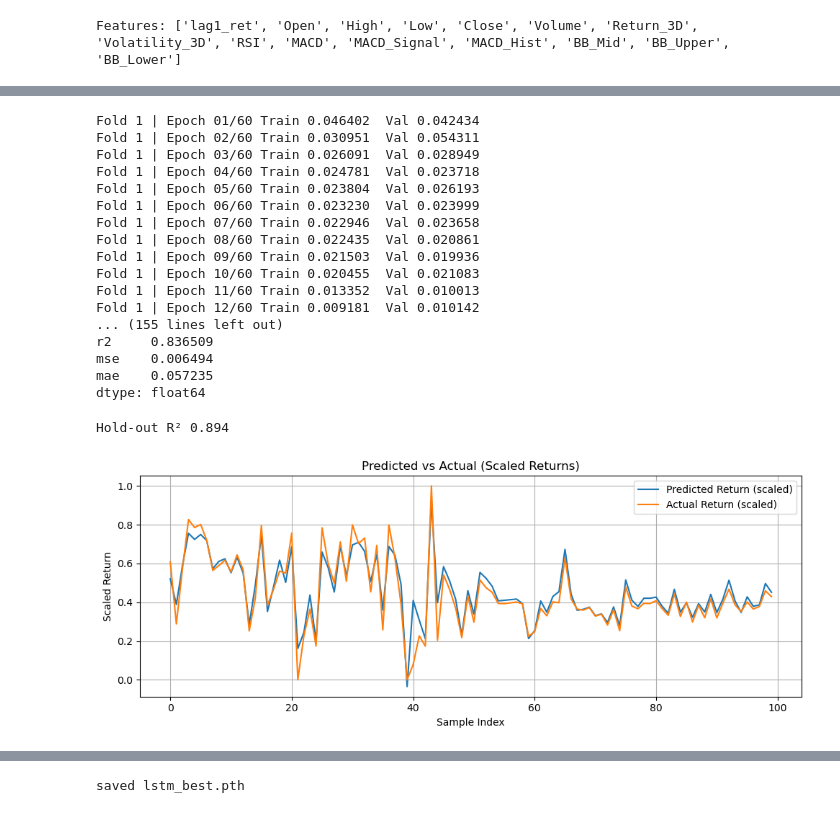
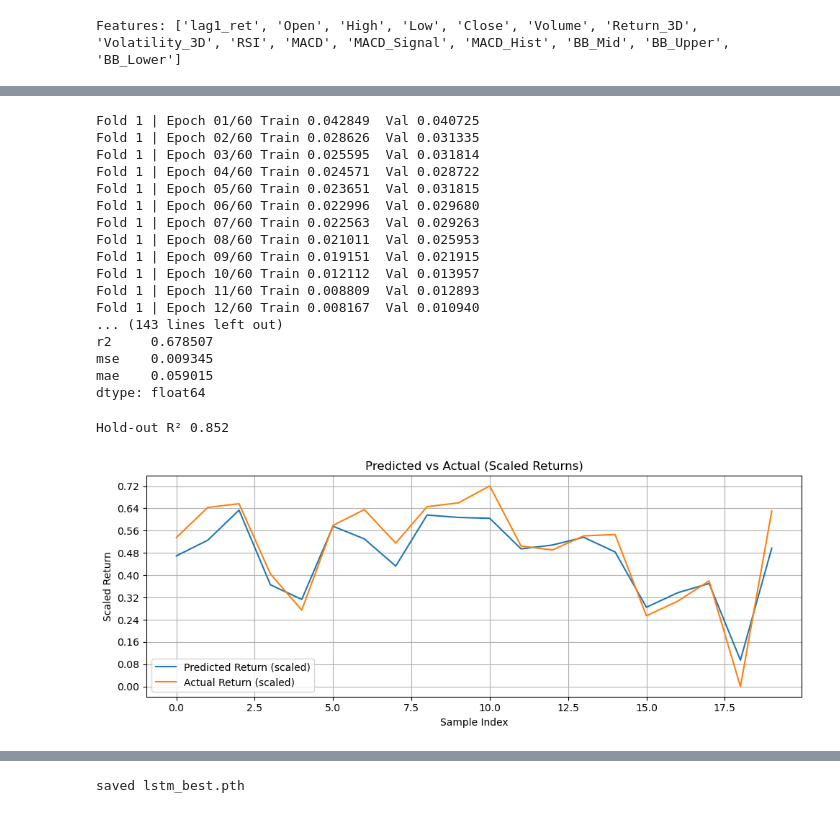
Before and after one commit to NolanMM/Capstones_Stock_Prediction, a Jupyter notebook: currentModels/Walk-Forward.ipynb, the cells around one changed output, grey strips where cells are left out. Cells and saved outputs as stored; diff of their text form; code cells hidden in the pictures.

```diff
--- a/currentModels/Walk-Forward.ipynb
+++ b/currentModels/Walk-Forward.ipynb
@@ -22,13 +22,15 @@ from datetime import datetime, timedelta
 from torch.utils.data import Dataset, DataLoader
 from torch.utils.data import Dataset, DataLoader
 from sklearn.model_selection import TimeSeriesSplit
-from sklearn.preprocessing import StandardScaler
 from sklearn.metrics import mean_squared_error, mean_absolute_error, r2_score
-from collections.abc import Sized
 from sklearn.preprocessing import MinMaxScaler
 from sklearn.metrics import mean_squared_error, mean_absolute_error, r2_score
 import matplotlib.pyplot as plt
-from pandas.tseries.offsets import QuarterEnd
+from matplotlib.ticker import MaxNLocator
+import numpy as np
+import matplotlib.pyplot as plt
+import matplotlib.dates as mdates
+from matplotlib.dates import DateFormatter
 from typing import Any
 import pyodbc
 
@@ -42,7 +44,7 @@ LR           = 1e-3
 WD           = 5e-4
 PATIENCE     = 8
 N_SPLITS     = 5
-TEST_SIZE    = 100
+TEST_SIZE    = 20
 TARGET       = "Return_1D"
 
 device = torch.device("cuda" if torch.cuda.is_available() else "cpu")
@@ -411,53 +412,58 @@ def walk_forward_minmax_verbose(
     return df_metrics
 wfv = walk_forward_minmax_verbose(X_all, y_all)
 # %% [output]
-Fold 1 | Epoch 01/60 Train 0.046402  Val 0.042434
-Fold 1 | Epoch 02/60 Train 0.030951  Val 0.054311
-Fold 1 | Epoch 03/60 Train 0.026091  Val 0.028949
-Fold 1 | Epoch 04/60 Train 0.024781  Val 0.023718
-Fold 1 | Epoch 05/60 Train 0.023804  Val 0.026193
-Fold 1 | Epoch 06/60 Train 0.023230  Val 0.023999
-Fold 1 | Epoch 07/60 Train 0.022946  Val 0.023658
-Fold 1 | Epoch 08/60 Train 0.022435  Val 0.020861
-Fold 1 | Epoch 09/60 Train 0.021503  Val 0.019936
-Fold 1 | Epoch 10/60 Train 0.020455  Val 0.021083
-Fold 1 | Epoch 11/60 Train 0.013352  Val 0.010013
-Fold 1 | Epoch 12/60 Train 0.009181  Val 0.010142
-... (155 lines left out)
-r2     0.836509
-mse    0.006494
-mae    0.057235
+Fold 1 | Epoch 01/60 Train 0.042849  Val 0.040725
+Fold 1 | Epoch 02/60 Train 0.028626  Val 0.031335
+Fold 1 | Epoch 03/60 Train 0.025595  Val 0.031814
+Fold 1 | Epoch 04/60 Train 0.024571  Val 0.028722
+Fold 1 | Epoch 05/60 Train 0.023651  Val 0.031815
+Fold 1 | Epoch 06/60 Train 0.022996  Val 0.029680
+Fold 1 | Epoch 07/60 Train 0.022563  Val 0.029263
+Fold 1 | Epoch 08/60 Train 0.021011  Val 0.025953
+Fold 1 | Epoch 09/60 Train 0.019151  Val 0.021915
+Fold 1 | Epoch 10/60 Train 0.012112  Val 0.013957
+Fold 1 | Epoch 11/60 Train 0.008809  Val 0.012893
+Fold 1 | Epoch 12/60 Train 0.008167  Val 0.010940
+... (143 lines left out)
+r2     0.678507
+mse    0.009345
+mae    0.059015
 dtype: float64
 # %%
 best_row = wfv.iloc[wfv["r2"].idxmax()] # type: ignore
 WIN      = int(best_row["window"])
 
 best_model = LSTMModel(len(feature_cols),
                        hidden_dim=int(best_row["hidden_dim"]),
                        dropout=DROPOUT).to(device)
 best_model.load_state_dict(best_row["model_state"])
 best_model.eval()
 
 # ---- hold-out slice
 X_hold = X_all[-TEST_SIZE:]
 y_hold = y_all[-TEST_SIZE:]
 
 with torch.no_grad():
     preds_hold = best_model(torch.tensor(X_hold).float().to(device)).cpu().numpy().ravel()
 
+pd.DataFrame({'pred': preds_hold, 'actual': y_hold})\
+  .to_csv('holdout_results.csv', index=False)
+
 print(f"\nHold-out R² {r2_score(y_hold, preds_hold):.3f}")
 
 # Plot Predicted vs Actual for Holdout Set
 df_result = pd.DataFrame({
     "Predicted Return (scaled)": preds_hold,
     "Actual Return (scaled)": y_hold})
 
 df_result.plot(figsize=(10, 4), title="Predicted vs Actual (Scaled Returns)")
 plt.xlabel("Sample Index")
 plt.ylabel("Scaled Return")
+ax = plt.gca()
+ax.yaxis.set_major_locator(MaxNLocator(integer=True))
 plt.grid(True)
 plt.tight_layout()
 plt.show()
 # %% [output]
-Hold-out R² 0.894
+Hold-out R² 0.852
-[figure, old version]
+[figure, new version]
```
Also changed, not shown: parts of 5 cells of this notebook, 11 other files.
